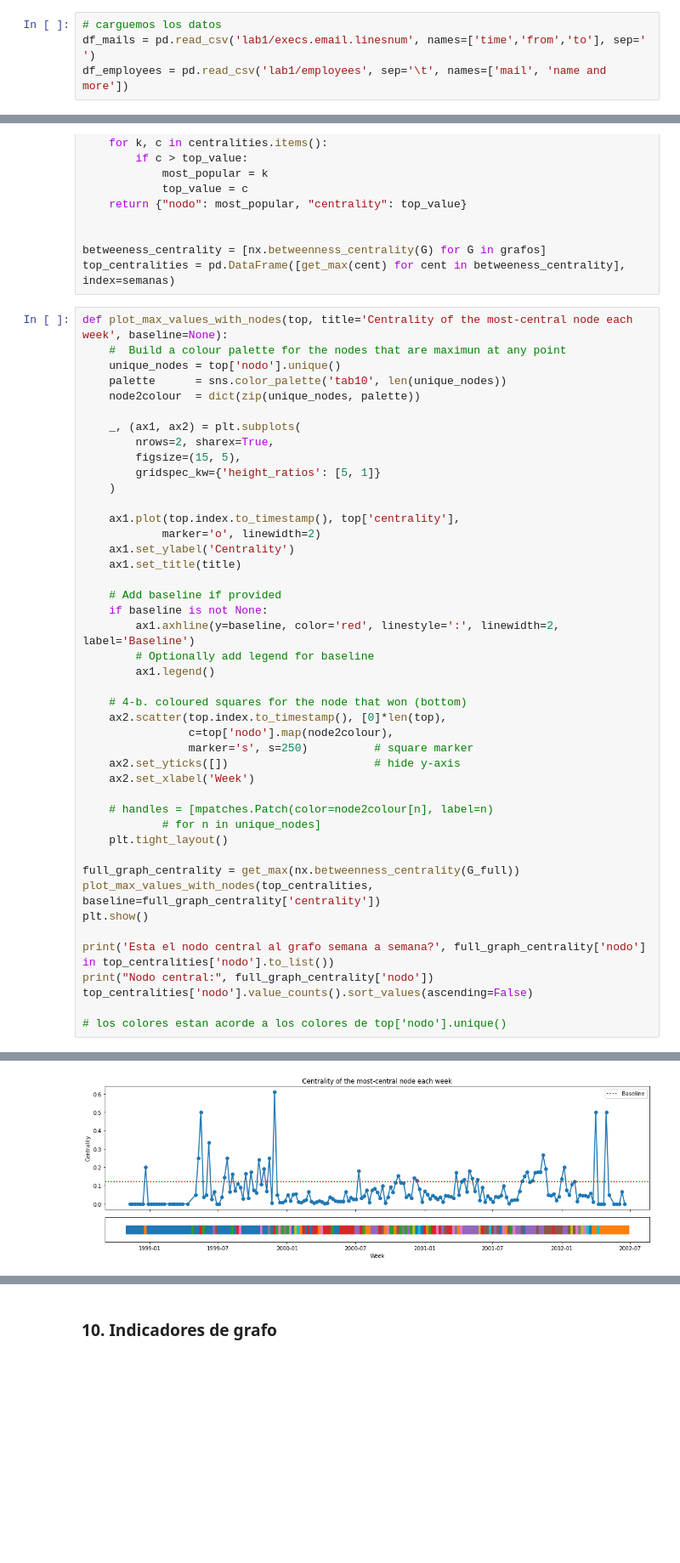
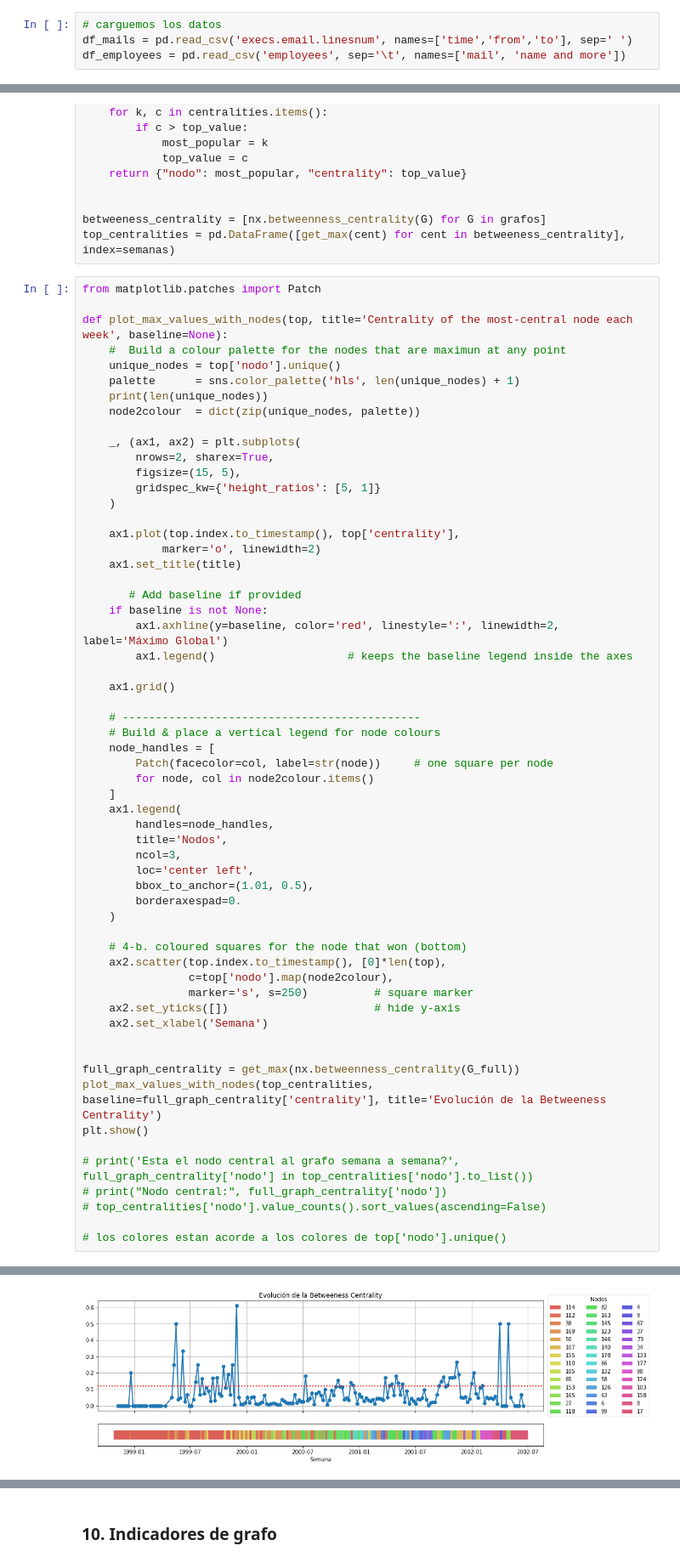
Before and after one commit to j-oflaherty/AA-grafos, a Jupyter notebook: lab1/Lab1_AAG2025.ipynb, the cells around one changed output, grey strips where cells are left out. Shown at 85% size. Saved outputs shown, nothing was run; the diff lists cells and outputs as text; blank space fills up the shorter version.

```diff
--- a/lab1/Lab1_AAG2025.ipynb
+++ b/lab1/Lab1_AAG2025.ipynb
@@ -41,7 +41,7 @@ execs.email.linesnu 100%[===================>]   2.07M  5.89MB/s    in 0.4s
 # %%
 # carguemos los datos
-df_mails = pd.read_csv('lab1/execs.email.linesnum', names=['time','from','to'], sep=' ')
-df_employees = pd.read_csv('lab1/employees', sep='\t', names=['mail', 'name and more'])
+df_mails = pd.read_csv('execs.email.linesnum', names=['time','from','to'], sep=' ')
+df_employees = pd.read_csv('employees', sep='\t', names=['mail', 'name and more'])
 # %% [markdown]
 En la variable `df_mails` tenemos un [`DataFrame`](https://pandas.pydata.org/docs/reference/api/pandas.DataFrame.html) de pandas con el id de quien (columna `from`) le envió un mail a quien (`to`) y cuándo (`time`). A su vez, el usuario de mail y otros datos de cada usuario está en el dataframe `df_employees`. Un dataframe se puede pensar como una tabla indexada, pero además pandas da muchas facilidades, algunas de las cuales vamos a aprovechar para procesar los datos y generar el grafo.
 # %%
@@ -430,10 +464,13 @@ def get_max(centralities: dict[int, float]) -> tuple[int, float]:
 betweeness_centrality = [nx.betweenness_centrality(G) for G in grafos]
 top_centralities = pd.DataFrame([get_max(cent) for cent in betweeness_centrality], index=semanas)
 # %%
+from matplotlib.patches import Patch
+
 def plot_max_values_with_nodes(top, title='Centrality of the most-central node each week', baseline=None):
     #  Build a colour palette for the nodes that are maximun at any point
     unique_nodes = top['nodo'].unique()
-    palette      = sns.color_palette('tab10', len(unique_nodes))
+    palette      = sns.color_palette('hls', len(unique_nodes) + 1)
+    print(len(unique_nodes))
     node2colour  = dict(zip(unique_nodes, palette))
 
     _, (ax1, ax2) = plt.subplots(
@@ -444,33 +481,45 @@ def plot_max_values_with_nodes(top, title='Centrality of the most-central node e
 
     ax1.plot(top.index.to_timestamp(), top['centrality'],
             marker='o', linewidth=2)
-    ax1.set_ylabel('Centrality')
     ax1.set_title(title)
 
-    # Add baseline if provided
+       # Add baseline if provided
     if baseline is not None:
-        ax1.axhline(y=baseline, color='red', linestyle=':', linewidth=2, label='Baseline')
-        # Optionally add legend for baseline
-        ax1.legend()
+        ax1.axhline(y=baseline, color='red', linestyle=':', linewidth=2, label='Máximo Global')
+        ax1.legend()                    # keeps the baseline legend inside the axes
+
+    ax1.grid()
+
+    # ---------------------------------------------
+    # Build & place a vertical legend for node colours
+    node_handles = [
+        Patch(facecolor=col, label=str(node))     # one square per node
+        for node, col in node2colour.items()
+    ]
+    ax1.legend(
+        handles=node_handles,
+        title='Nodos',
+        ncol=3,
+        loc='center left',
+        bbox_to_anchor=(1.01, 0.5),
+        borderaxespad=0.
+    )
 
     # 4-b. coloured squares for the node that won (bottom)
     ax2.scatter(top.index.to_timestamp(), [0]*len(top),
                 c=top['nodo'].map(node2colour),
                 marker='s', s=250)          # square marker
     ax2.set_yticks([])                      # hide y-axis
-    ax2.set_xlabel('Week')
+    ax2.set_xlabel('Semana')
 
-    # handles = [mpatches.Patch(color=node2colour[n], label=n)
-            # for n in unique_nodes]
-    plt.tight_layout()
 
 full_graph_centrality = get_max(nx.betweenness_centrality(G_full))
-plot_max_values_with_nodes(top_centralities, baseline=full_graph_centrality['centrality'])
+plot_max_values_with_nodes(top_centralities, baseline=full_graph_centrality['centrality'], title='Evolución de la Betweeness Centrality')
 plt.show()
 
-print('Esta el nodo central al grafo semana a semana?', full_graph_centrality['nodo'] in top_centralities['nodo'].to_list())
-print("Nodo central:", full_graph_centrality['nodo'])
-top_centralities['nodo'].value_counts().sort_values(ascending=False)
+# print('Esta el nodo central al grafo semana a semana?', full_graph_centrality['nodo'] in top_centralities['nodo'].to_list())
+# print("Nodo central:", full_graph_centrality['nodo'])
+# top_centralities['nodo'].value_counts().sort_values(ascending=False)
 
 # los colores estan acorde a los colores de top['nodo'].unique()
 # %% [output]
@@ -477 +527 @@ top_centralities['nodo'].value_counts().sort_values(ascending=False)
-[figure, old version]
+[figure, new version]
```
Also changed, not shown: parts of 17 cells of this notebook.
